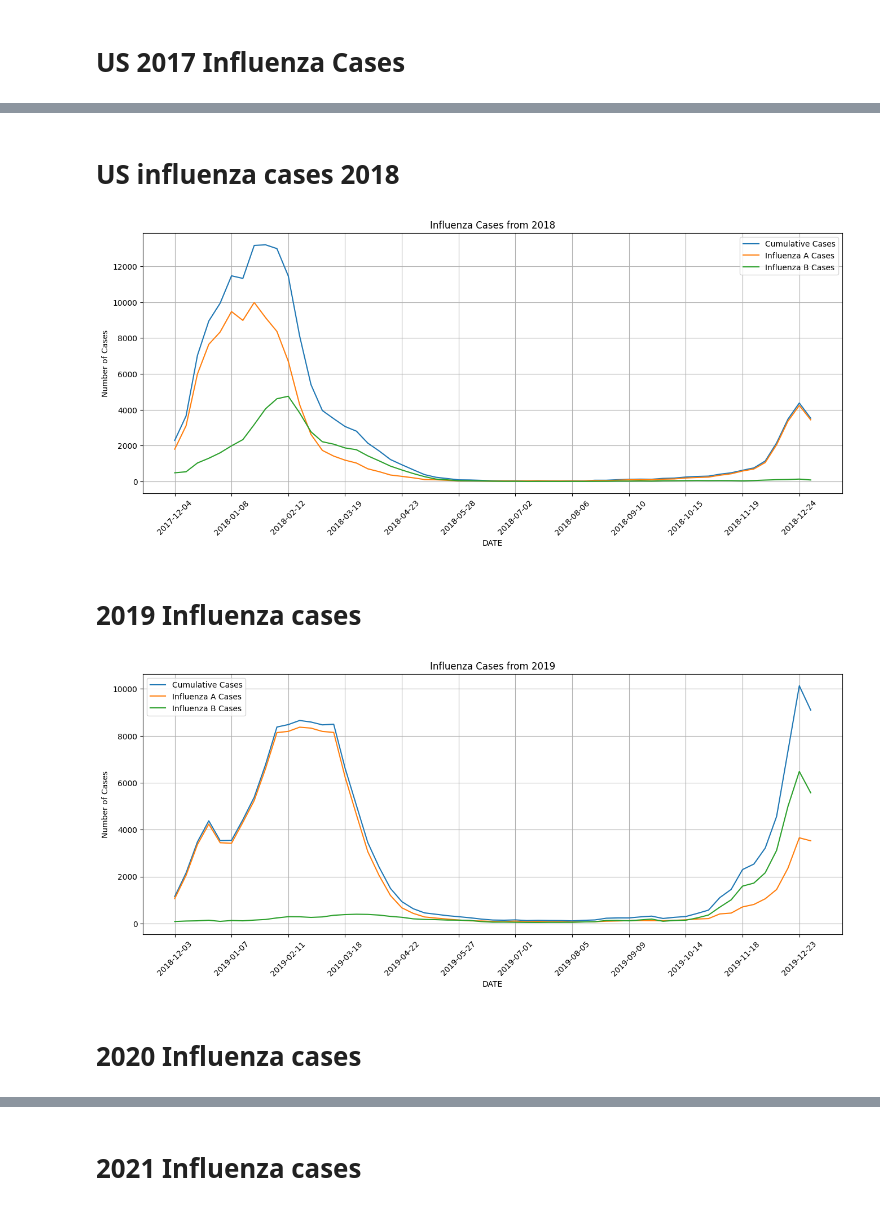
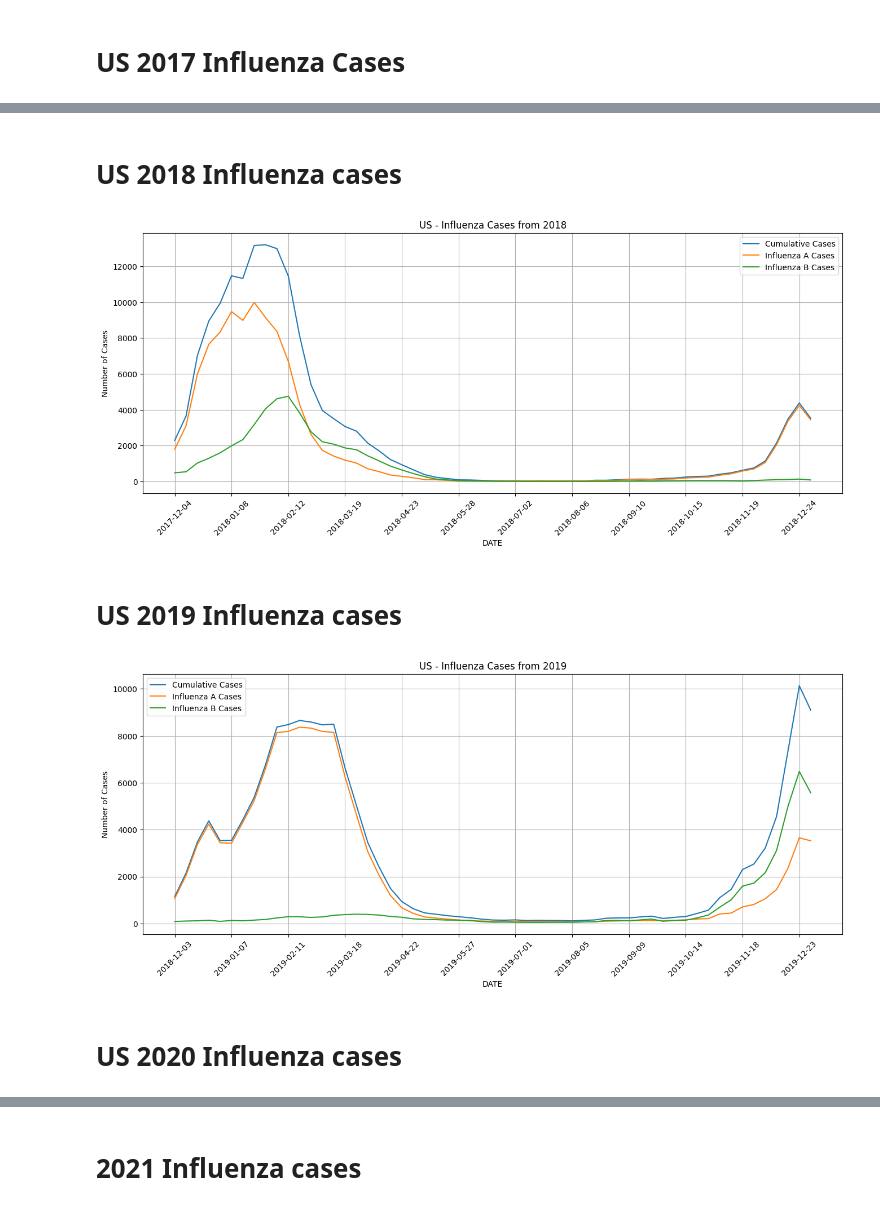
Before and after one commit to jramey2016/Computer-Epi-Project, a Jupyter notebook: US-Data-And-Models/Emperical-Model/Subset_Models_US.ipynb, the cells around one changed output, grey strips where cells are left out. Drawn from its saved outputs; the diff is of its cells as text; code cells hidden in the pictures.

```diff
--- a/US-Data-And-Models/Emperical-Model/Subset_Models_US.ipynb
+++ b/US-Data-And-Models/Emperical-Model/Subset_Models_US.ipynb
@@ -104,25 +104,25 @@ df_agg4 = df_2018.groupby(['ISO_YEAR', 'ISO_SDATE']).agg({'INF_ALL': 'mean', 'IN
 # Extract only the date portion of ISO_SDATE column
 df_agg4['ISO_SDATE'] = df_agg4['ISO_SDATE'].str.split('T').str[0]
 # %% [markdown]
-# US influenza cases 2018
+# US  2018 Influenza cases
 # %%
 # # Create a line plot using ISO_WEEK as the x-axis and INF_ALL as the y-axis
 plt.figure(figsize=(16, 6))
 plt.plot(df_agg4['ISO_SDATE'], df_agg4['INF_ALL'], label='Cumulative Cases')
 plt.plot(df_agg4['ISO_SDATE'], df_agg4['INF_A'], label='Influenza A Cases')
 plt.plot(df_agg4['ISO_SDATE'], df_agg4['INF_B'], label='Influenza B Cases')
 
 plt.xlabel('DATE')
 plt.ylabel('Number of Cases')
-plt.title('Influenza Cases from 2018')
+plt.title('US - Influenza Cases from 2018')
 
 xtick_pos = np.arange(0, len(df_agg4['ISO_SDATE']), 5)
 plt.xticks(xtick_pos, df_agg4['ISO_SDATE'][xtick_pos], rotation=45)
 plt.legend()
 plt.grid()
 plt.show()
 # %% [output]
-[figure, old version]
+[figure, new version]
 # %%
 # Import the Excel file into a pandas dataframe
 df_2019 = pd.read_excel('US_2019_influenza_Data.xlsx', engine='openpyxl')
@@ -133,7 +133,7 @@ df_agg5 = df_2019.groupby(['ISO_YEAR', 'ISO_SDATE']).agg({'INF_ALL': 'mean', 'IN
 # Extract only the date portion of ISO_SDATE column
 df_agg5['ISO_SDATE'] = df_agg5['ISO_SDATE'].str.split('T').str[0]
 # %% [markdown]
-# 2019 Influenza cases
+# US 2019 Influenza cases
 # %%
 # # Create a line plot using ISO_WEEK as the x-axis and INF_ALL as the y-axis
 plt.figure(figsize=(16, 6))
@@ -143,7 +143,7 @@ plt.plot(df_agg5['ISO_SDATE'], df_agg5['INF_B'], label='Influenza B Cases')
 
 plt.xlabel('DATE')
 plt.ylabel('Number of Cases')
-plt.title('Influenza Cases from 2019')
+plt.title('US - Influenza Cases from 2019')
 
 xtick_pos = np.arange(0, len(df_agg5['ISO_SDATE']), 5)
 plt.xticks(xtick_pos, df_agg5['ISO_SDATE'][xtick_pos], rotation=45)
@@ -151,7 +151,7 @@ plt.legend()
 plt.grid()
 plt.show()
 # %% [output]
-[figure, old version]
+[figure, new version]
 # %%
 # Import the Excel file into a pandas dataframe
 df_2020 = pd.read_excel('US_2020_influenza_Data.xlsx', engine='openpyxl')
@@ -162,7 +162,7 @@ df_agg6 = df_2020.groupby(['ISO_YEAR', 'ISO_SDATE']).agg({'INF_ALL': 'mean', 'IN
 # Extract only the date portion of ISO_SDATE column
 df_agg6['ISO_SDATE'] = df_agg6['ISO_SDATE'].str.split('T').str[0]
 # %% [markdown]
-# 2020 Influenza cases
+# US 2020 Influenza cases
 # %%
 # # Create a line plot using ISO_WEEK as the x-axis and INF_ALL as the y-axis
 plt.figure(figsize=(16, 6))
```
Also changed, not shown: parts of 15 cells of this notebook, 12 other files.
